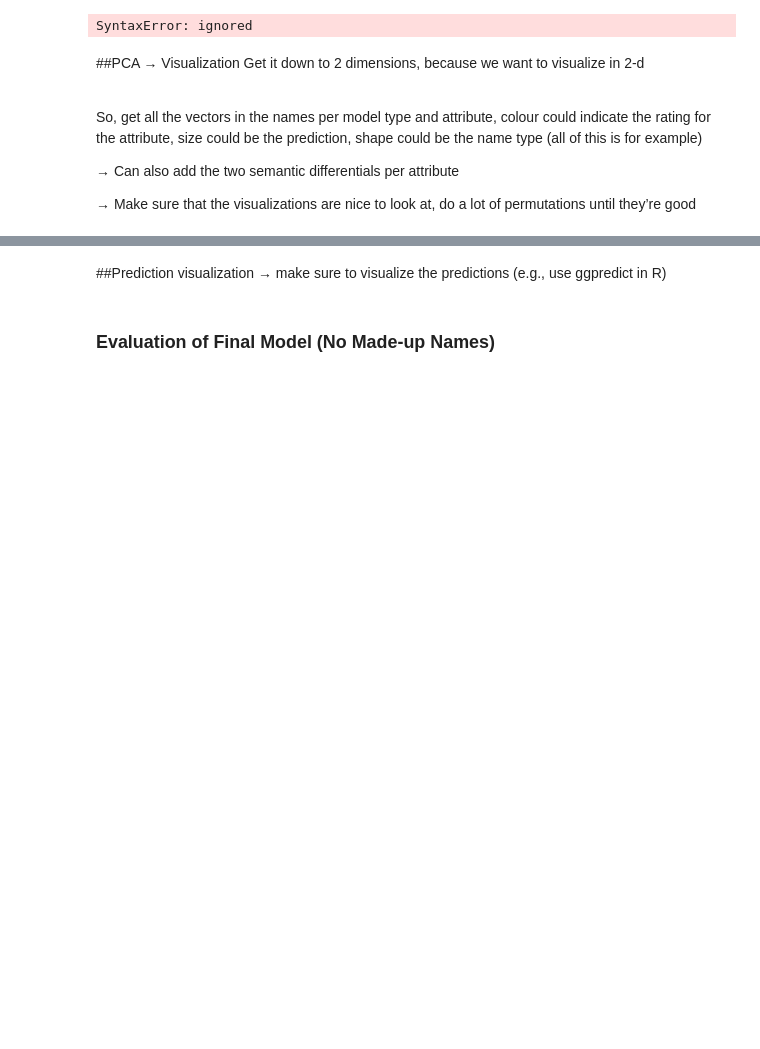
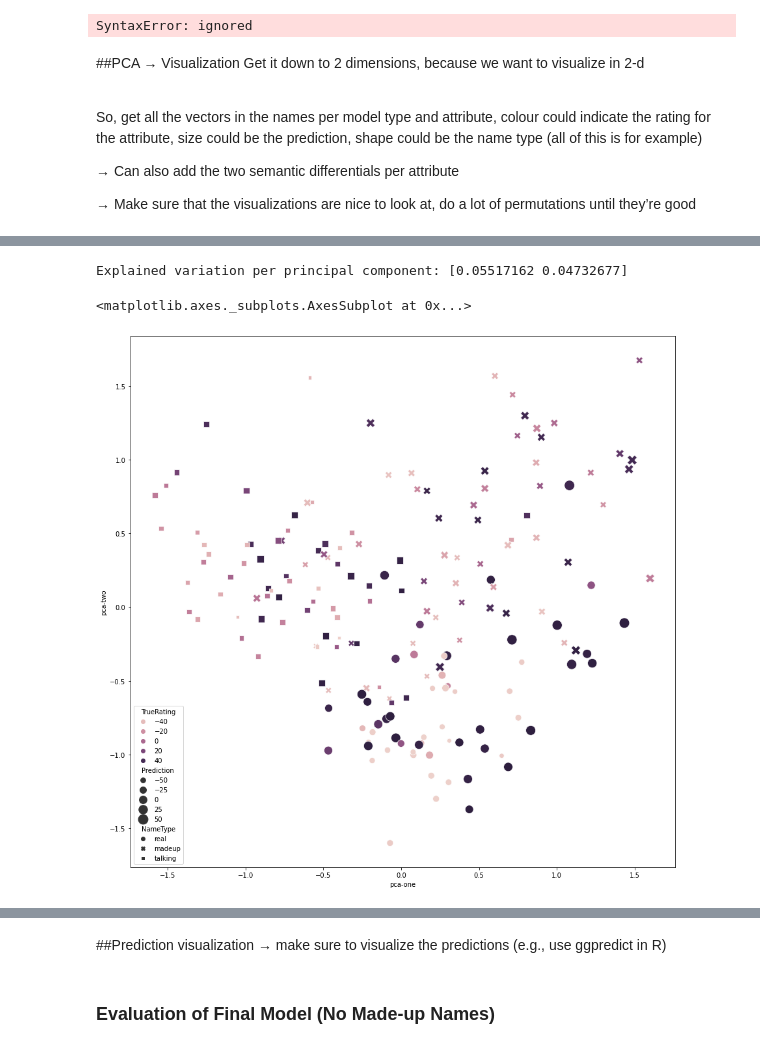
Before and after one commit to aron2vec/semantics-of-names, a Jupyter notebook: code/Publishing Version Semantics of Names.ipynb, the cells around one changed output, grey strips where cells are left out. Drawn from its saved outputs; the diff is of its cells as text; code cells hidden in the pictures; blank space fills up the shorter version.

```diff
--- a/code/Publishing Version Semantics of Names.ipynb
+++ b/code/Publishing Version Semantics of Names.ipynb
@@ -1799,0 +1866,33 @@ So, get all the vectors in the names per model type and attribute, colour could
+# %%
+# GENDER
+
+feat_cols = [ 'd' + str(i) for i in range(gender_PCA_ngram.shape[1]) ]
+df = pd.DataFrame(gender_PCA_ngram,columns=feat_cols)
+
+pca = PCA(n_components=2)
+pca_result = pca.fit_transform(gender_PCA_ngram)
+
+gender_PCA_ngram['pca-one'] = pca_result[:,0]
+gender_PCA_ngram['pca-two'] = pca_result[:,1]
+print('Explained variation per principal component: {}'.format(pca.explained_variance_ratio_))
+
+with open(csv_path + 'gender_pred_nn.csv', 'r') as f:
+  gender_predictions = pd.read_csv(f)
+
+  gender_PCA_ngram['TrueRating'] = gender_predictions['TrueRating']
+  gender_PCA_ngram['Prediction'] = gender_predictions['NgramRating']
+  gender_PCA_ngram['NameType'] = gender_predictions['NameType']
+
+plt.figure(figsize=(15,15))
+sns.scatterplot(
+    x="pca-one", y="pca-two", hue = 'TrueRating', size = 'Prediction', style = 'NameType',
+    #palette=sns.color_palette(),
+    data=gender_PCA_ngram,
+    legend="brief",
+    alpha=1,
+    sizes = (50, 250)
+)
+# %% [output]
+Explained variation per principal component: [0.05517162 0.04732677]
+<matplotlib.axes._subplots.AxesSubplot at 0x...>
+[figure, added]
```
Also changed, not shown: parts of 11 cells of this notebook.
